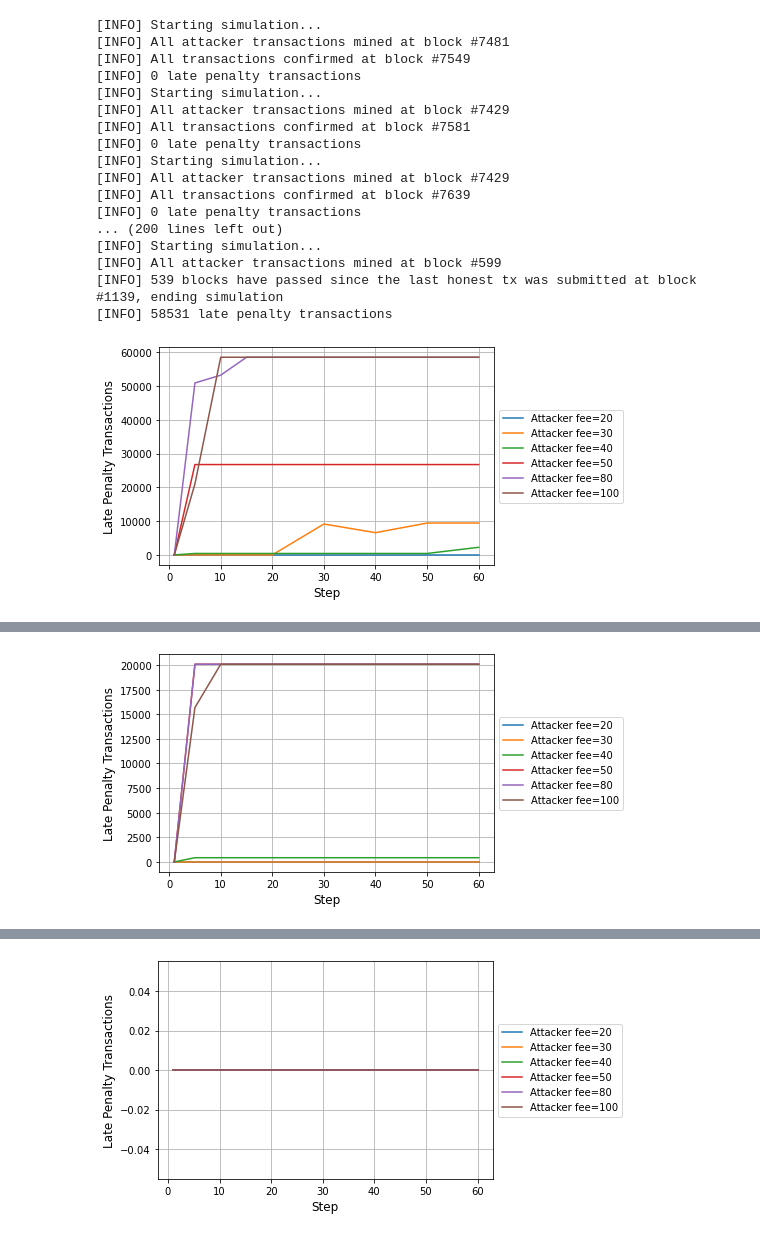
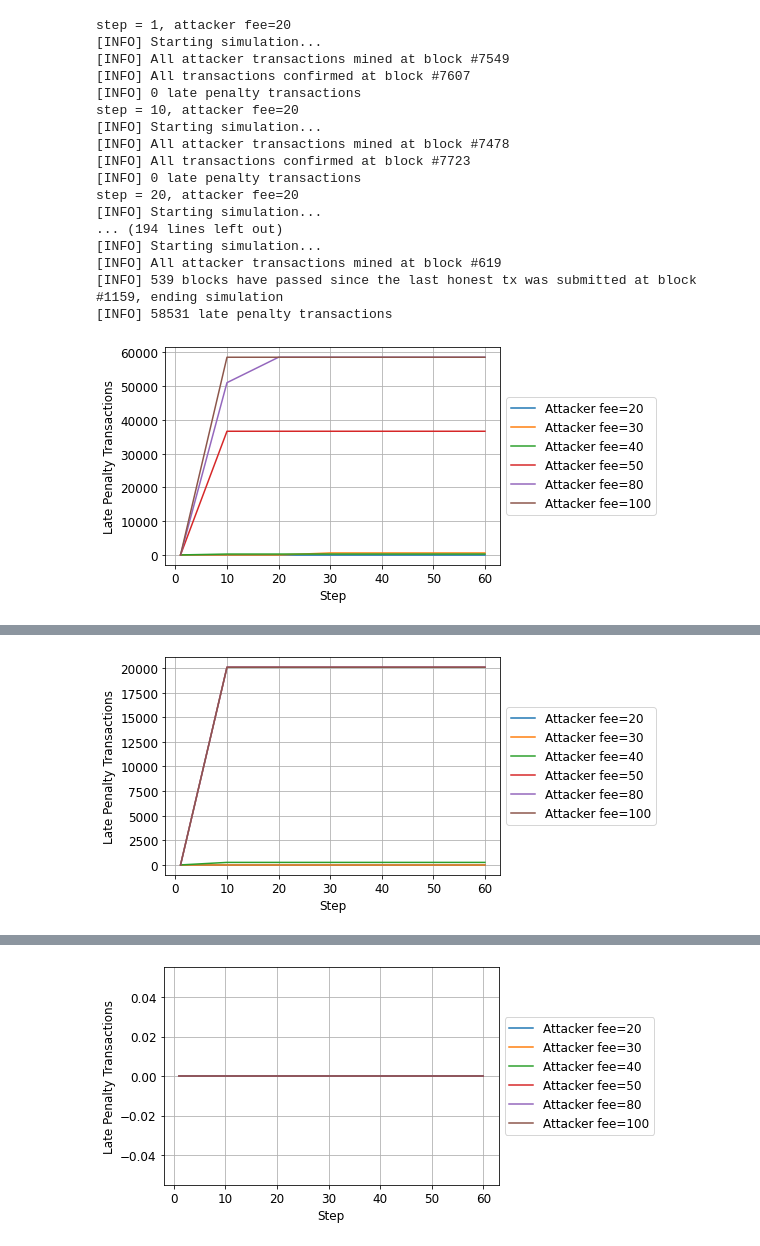
Before and after one commit to CosimoSguanci/Mass-Exit-Attacks-on-LN, a Jupyter notebook: mempool-simulator/MassDoubleSpendAttackSimulation-refactoring.ipynb, the cells around one changed output, grey strips where cells are left out. Drawn from its saved outputs; the diff is of its cells as text; code cells hidden in the pictures.

```diff
--- a/mempool-simulator/MassDoubleSpendAttackSimulation-refactoring.ipynb
+++ b/mempool-simulator/MassDoubleSpendAttackSimulation-refactoring.ipynb
@@ -294,20 +312,30 @@ for experiment in experiments:
     labels = []
 
     n_attacked_channels = experiment["n_attacked_channels"]
-    mempool_data = mempool_data_during_congestion if experiment["scenario"] == 1 else mempool_data_no_congestion
-    first_block_height = common.get_first_block_height_during_congestion() if experiment["scenario"] == 1 else common.get_first_block_height_no_congestion()
+    scenario = experiment["scenario"]
+    mempool_data = mempool_data_during_congestion if scenario == 1 else mempool_data_no_congestion
+    use_historical_blocks_data = usesHistoricalBlocksData(scenario=scenario)
+    first_block_height = common.get_first_block_height_during_congestion() if scenario == 1 else common.get_first_block_height_no_congestion()
 
     for ln_delay in ln_delays:
         print(f"to_self_delay: {ln_delay} blocks")
         y = []
         x = []
 
-        i = 13
-        fee_ranges2 = [ 0, 1, 2, 3, 4, 5, 6, 7, 8, 10, 12, 14, 17, 20, 25, 30, 40, 50, 60, 70, 80, 100 ]
+        i = 12
+        fee_ranges2 = [ 0, 1, 2, 3, 4, 5, 6, 7, 8, 10, 12, 14, 17, 20, 25, 30, 40, 50, 60, 70, 80 ]
         while(i < len(fee_ranges2)):
-            sim = ComplexModeSimulation(mempoolData=mempool_data, blocksData=blocks_data, isDynamic=False, firstBlockHeightOfSimulation=common.get_first_block_height_during_congestion(), problematicIntervals=PROBLEMATIC_INTERVALS, step=-1, beta=-1)
+            sim = ComplexModeSimulation(
+                mempoolData=mempool_data,
+                blocksData=blocks_data,
+                isDynamic=False,
+                useHistoricalBlocksData=use_historical_blocks_data,
+                firstBlockHeightOfSimulation=first_block_height,
+                problematicIntervals=PROBLEMATIC_INTERVALS,
+                step=-1,
+                beta=-1)
             transactions = buildTransactions(n_attacked_channels, i, (sim.getFirstSnapshot())[1][i], False)
-            n = runSimulationForAttackerProfit(sim, transactions, ln_delay, attacker_fee_second_tx=100)
+            n = runSimulationForAttackerProfit(sim, transactions, ln_delay, attacker_fee_second_tx=100, second_attacker_tx_dynamic=False)
             print(f"{n} compromised channels")
             y.append(n)
             x.append(fee_ranges2[i])
@@ -394,53 +422,63 @@ experiments.append({
 })
 
 beta = 1.01
-#steps = [1, 3, 5, 10, 30]
-#steps = [1, 5, 10, 15, 20, 25, 30]
-steps = [1, 5, 10, 15, 20, 30, 40, 50, 60]
+#steps = [1, 5, 10, 15, 20, 30, 40, 50, 60]
+steps = [1, 10, 20, 30, 40, 50, 60]
 
 for experiment in experiments:
     fig, ax = plt.subplots()
     ax.grid(True)
     labels = []
 
     n_attacked_channels = experiment["n_attacked_channels"]
-    mempool_data = mempool_data_during_congestion if experiment["scenario"] == 1 else mempool_data_no_congestion
-    first_block_height = common.get_first_block_height_during_congestion() if experiment["scenario"] == 1 else common.get_first_block_height_no_congestion()
+    scenario = experiment["scenario"]
+    mempool_data = mempool_data_during_congestion if scenario == 1 else mempool_data_no_congestion
+    use_historical_blocks_data = usesHistoricalBlocksData(scenario=scenario)
+    first_block_height = common.get_first_block_height_during_congestion() if scenario == 1 else common.get_first_block_height_no_congestion()
 
     for attacker_fee in attacker_fees:
         fee_index = common.find_index_of_fee_in_ranges(attacker_fee)
         y = []
         x = []
         for step in steps:
-            sim = ComplexModeSimulation(mempoolData=mempool_data, blocksData=blocks_data, isDynamic=True, firstBlockHeightOfSimulation=first_block_height, problematicIntervals=PROBLEMATIC_INTERVALS, step=step, beta=beta)
+            print(f"step = {step}, attacker fee={attacker_fee}")
+            sim = ComplexModeSimulation(
+                mempoolData=mempool_data,
+                blocksData=blocks_data,
+                isDynamic=True,
+                useHistoricalBlocksData=use_historical_blocks_data,
+                firstBlockHeightOfSimulation=first_block_height,
+                problematicIntervals=PROBLEMATIC_INTERVALS,
+                step=step,
+                beta=beta)
             transactions = buildTransactions(n_attacked_channels, fee_index, (sim.getFirstSnapshot())[1][fee_index], True)
             n = runSimulation(sim, transactions, n_attacked_channels, ln_delay)
             y.append(n)
             x.append(step)
         plt.plot(x, y)
         labels.append(f"Attacker fee={attacker_fee}")
         i += 1
 
     plt.xlabel('Step', fontsize=12)
     plt.ylabel(f'Late Penalty Transactions', fontsize=12)
     plt.legend(labels=labels, loc='center left', bbox_to_anchor=(1, 0.5))
     plt.show()
 # %% [output]
+step = 1, attacker fee=20
 [INFO] Starting simulation...
-[INFO] All attacker transactions mined at block #7481
-[INFO] All transactions confirmed at block #7549
+[INFO] All attacker transactions mined at block #7549
+[INFO] All transactions confirmed at block #7607
 [INFO] 0 late penalty transactions
+step = 10, attacker fee=20
 [INFO] Starting simulation...
-[INFO] All attacker transactions mined at block #7429
-[INFO] All transactions confirmed at block #7581
+[INFO] All attacker transactions mined at block #7478
+[INFO] All transactions confirmed at block #7723
 [INFO] 0 late penalty transactions
+step = 20, attacker fee=20
 [INFO] Starting simulation...
-[INFO] All attacker transactions mined at block #7429
-[INFO] All transactions confirmed at block #7639
-[INFO] 0 late penalty transactions
-... (200 lines left out)
+... (194 lines left out)
 [INFO] Starting simulation...
-[INFO] All attacker transactions mined at block #599
-[INFO] 539 blocks have passed since the last honest tx was submitted at block #1139, ending simulation
+[INFO] All attacker transactions mined at block #619
+[INFO] 539 blocks have passed since the last honest tx was submitted at block #1159, ending simulation
 [INFO] 58531 late penalty transactions
-[figure, old version]
+[figure, new version]
@@ -463,2 +501,2 @@ for experiment in experiments:
 [INFO] 20084 late penalty transactions
-[figure, old version]
+[figure, new version]
@@ -482,4 +520,4 @@ for experiment in experiments:
-[figure, old version]
+[figure, new version]
 # %%
 ln_delay = 539
 
```
Also changed, not shown: parts of 9 cells of this notebook, 12 other files.
